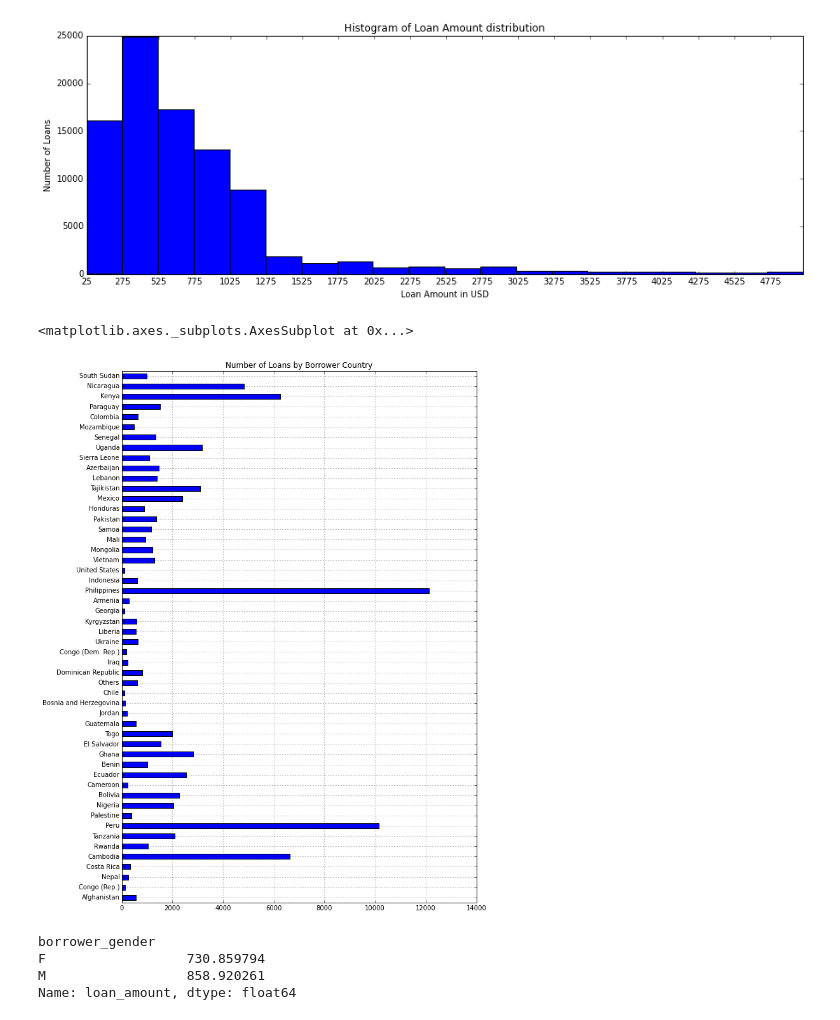
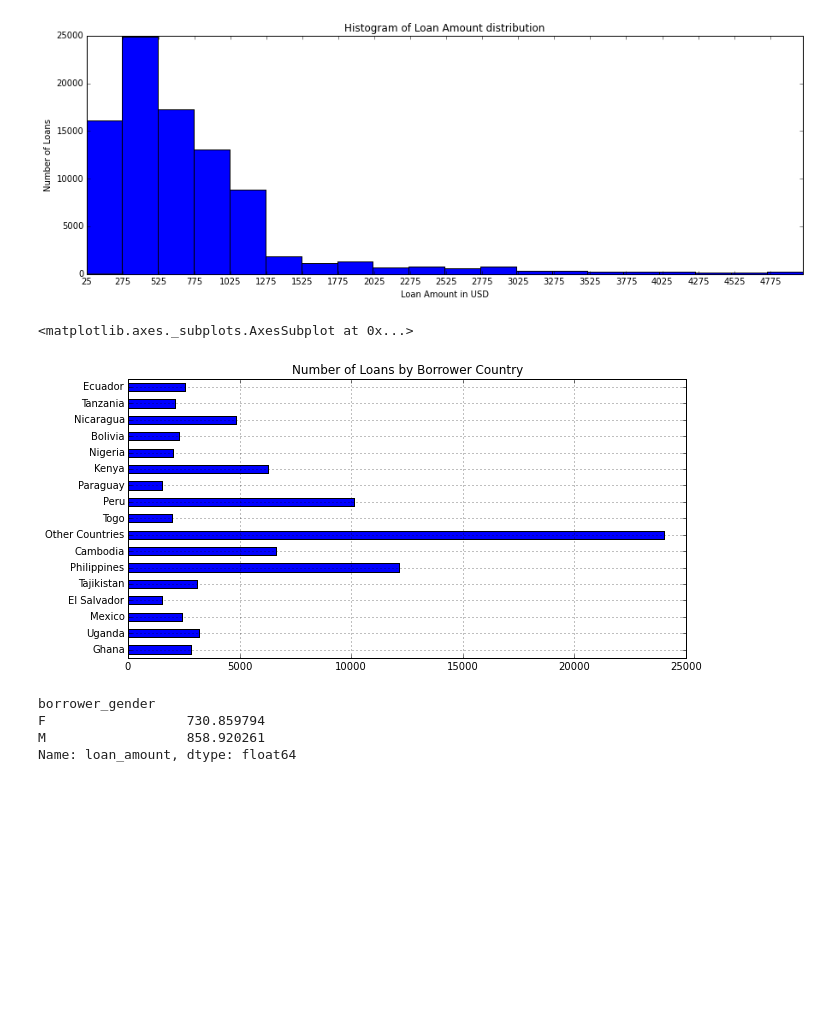
Before and after one commit to mwenda11/spring-2015-homeworks, a Jupyter notebook: project/basic_statistics.ipynb, the cells around one changed output. Saved outputs shown, nothing was run; the diff lists cells and outputs as text; code cells hidden in the pictures; blank space fills up the shorter version.

Commit message:
notebooks and some data sets

```diff
--- a/project/basic_statistics.ipynb
+++ b/project/basic_statistics.ipynb
@@ -34,7 +36,7 @@ c6 = ["pcharges_FI","pALSPCI","ploans_at_risk_rate","pforex_loss_rate","meta_del
 
 columns = c1+c2+c3+c4+c5+c6
 
-data_matrix = np.zeros((91453,len(columns)), dtype='S25')
+data_matrix = np.zeros((89492,len(columns)), dtype='S25')
 
 files = os.listdir("loans")
 idx = 0
@@ -148,10 +150,10 @@ dframe.id = dframe['id'].astype(int)
 dframe = dframe.drop_duplicates(cols='id', take_last=True)
 # %%
 #ls =[733434,574,760206,733387,572,4114,760908,11646,12599,560424,523417,11271,762608,11303]
-dframe.meta_delete = dframe['meta_delete'].astype(int)
+#dframe.meta_delete = dframe['meta_delete'].astype(int)
 dframe.id = dframe['id'].astype(int)
 dframe.index = dframe.id
-dframe = dframe[dframe.meta_delete == 0]
+#dframe = dframe[dframe.meta_delete == 0]
 dframe = dframe.drop(['id'],axis=1)
 # %%
 dframe.funded_amount = dframe['funded_amount'].astype(float)
@@ -162,7 +164,7 @@ dframe.desc_length = dframe['desc_length'].astype(float)
 #dframe.sched_pay_date = dframe['sched_pay_date'].astype('datetime64[ns]')
 #dframe.paid_date = dframe['paid_date'].astype('datetime64[ns]')
 #dframe.funded_date = dframe['funded_date'].astype('datetime64[ns]')
-dframe.posted_date = dframe['posted_date'].astype('datetime64[ns]')
+#dframe.posted_date = dframe['posted_date'].astype('datetime64[ns]')
 #dframe = dframe.drop(dframe.index[[89491,99997]])
 #dframe.iloc[89491,0]
 #dframe.info()
@@ -401,26 +403,26 @@ plt.hist(less5000, bins=20)
 # %%
 # TODO histogram
 countries = defaultdict(int)
 others = 0
 
 for con, con_data in dframe.groupby('country'):
     num_loans = len(con_data)
-    if num_loans > 100:
+    if num_loans > 1500:
         countries[con] = len(con_data)
     else:
         others += num_loans
 
-countries['Others'] = others
+countries['Other Countries'] = others
 
 # create dataframe from dictionary
 cframe = pd.DataFrame.from_dict(countries, orient='index', dtype=None)
 
 cframe.columns = ['country']
 title = 'Number of Loans by Borrower Country'
-cframe.country.plot(kind='barh', figsize=(10,15), title=title)
+cframe.country.plot(kind='barh', figsize=(10,5), title=title)
 # %% [output]
 <matplotlib.axes._subplots.AxesSubplot at 0x...>
-[figure, old version]
+[figure, new version]
 # %%
 dframe.groupby('borrower_gender').loan_amount.mean()
 # %% [output]
```
Also changed, not shown: parts of 3 cells of this notebook, 4 other files.
